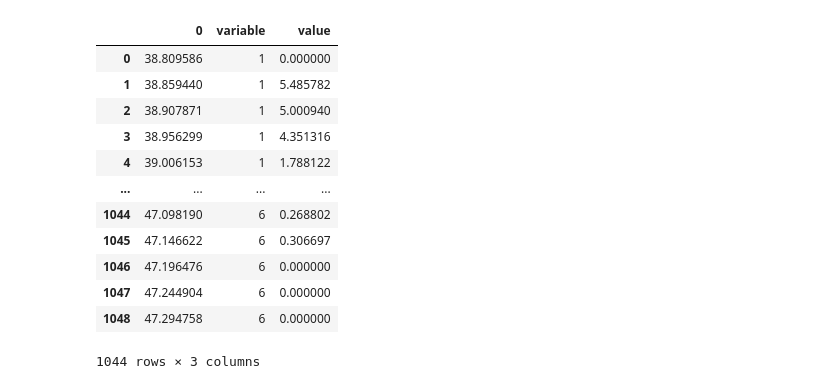
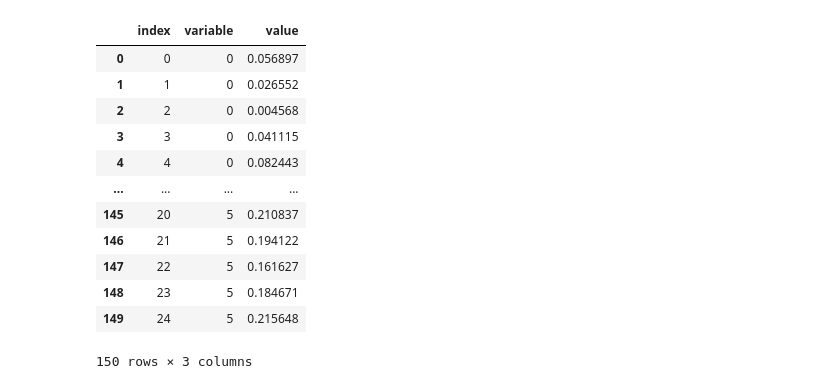
Before and after one commit to InfectionMedicineProteomics/gps, a Jupyter notebook: notebooks/torch_model.ipynb, the cells around one changed output. Saved outputs shown, nothing was run; the diff lists cells and outputs as text; code cells hidden in the pictures.

```diff
--- a/notebooks/torch_model.ipynb
+++ b/notebooks/torch_model.ipynb
@@ -14,5 +15,5 @@ import numpy as np
 
 import glob
 
-training_data_files = glob.glob("/home/aaron/projects/ghost/data/spike_in/chromatograms/*.npz")
+training_data_files = glob.glob("/home/aaron/projects/ghost/data/spike_in/chromatograms/AAS_P2009_168.npz")
 # %% [output]
@@ -415,4 +412,4 @@ time: 2.21 ms (started: 2022-01-24 11:46:07 +01:00)
 # %%
 test = pd.DataFrame(
-    chrom_tensors[0].T.numpy()
+    chrom_tensors[0].reshape(6, 25).T.numpy()
 )
@@ -434,0 +418,3 @@ test
+# %%
+test = test.reset_index()
+test
@@ -435,17 +440,17 @@ test
 # %%
-melted_test = test.melt(id_vars=[0])
-melted_test[melted_test[0] > 0]
+melted_test = test.melt(id_vars="index")
+melted_test
 # %% [output]
-|  | 0 | variable | value |
-| 0 | 38.809586 | 1 | 0.000000 |
-| 1 | 38.859440 | 1 | 5.485782 |
-| 2 | 38.907871 | 1 | 5.000940 |
-| 3 | 38.956299 | 1 | 4.351316 |
-| 4 | 39.006153 | 1 | 1.788122 |
+|  | index | variable | value |
+| 0 | 0 | 0 | 0.056897 |
+| 1 | 1 | 0 | 0.026552 |
+| 2 | 2 | 0 | 0.004568 |
+| 3 | 3 | 0 | 0.041115 |
+| 4 | 4 | 0 | 0.082443 |
 | ... | ... | ... | ... |
-| 1044 | 47.098190 | 6 | 0.268802 |
-| 1045 | 47.146622 | 6 | 0.306697 |
-| 1046 | 47.196476 | 6 | 0.000000 |
-| 1047 | 47.244904 | 6 | 0.000000 |
-| 1048 | 47.294758 | 6 | 0.000000 |
+| 145 | 20 | 5 | 0.210837 |
+| 146 | 21 | 5 | 0.194122 |
+| 147 | 22 | 5 | 0.161627 |
+| 148 | 23 | 5 | 0.184671 |
+| 149 | 24 | 5 | 0.215648 |
-1044 rows × 3 columns
+150 rows × 3 columns
```
Also changed, not shown: parts of 64 cells of this notebook, 6 other files.
